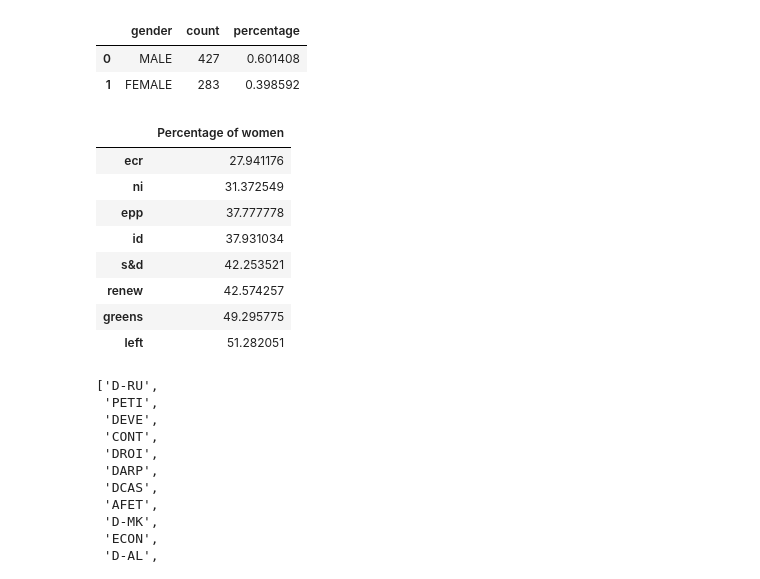
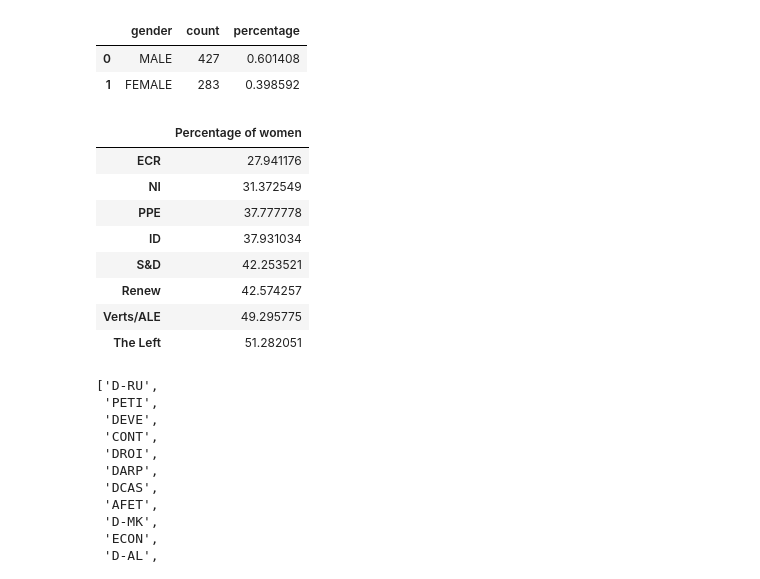
Before and after one commit to SWRdata/p081_euparlament_divers, a Jupyter notebook: analysis/analyse.ipynb, the cells around one changed output. Drawn from its saved outputs; the diff is of its cells as text; code cells hidden in the pictures.

```diff
--- a/analysis/analyse.ipynb
+++ b/analysis/analyse.ipynb
@@ -17,22 +26,22 @@ gender_percentages_df
 | 1 | FEMALE | 283 | 0.398592 |
 # %%
 gender_dict = {}
-for faction in set(meps_df["faction"].tolist()):
-    faction_df = meps_df.loc[meps_df["faction"] == faction]
-    female_count = len(faction_df.loc[faction_df["gender"] == "FEMALE"].index)
-    if len(faction_df.index > 0):
-        female_percentage = female_count / len(faction_df.index) * 100
-        gender_dict[faction] = female_percentage
-faction_percentage_df = pd.DataFrame.from_dict([gender_dict]).transpose()
-faction_percentage_df = faction_percentage_df.rename(columns = {0: "Percentage of women"})
-faction_percentage_df.sort_values("Percentage of women")
+for group in set(meps_df["group"].tolist()):
+    group_df = meps_df.loc[meps_df["group"] == group]
+    female_count = len(group_df.loc[group_df["gender"] == "FEMALE"].index)
+    if len(group_df.index > 0):
+        female_percentage = female_count / len(group_df.index) * 100
+        gender_dict[group] = female_percentage
+group_percentage_df = pd.DataFrame.from_dict([gender_dict]).transpose()
+group_percentage_df = group_percentage_df.rename(columns = {0: "Percentage of women"})
+group_percentage_df.sort_values("Percentage of women")
 # %% [output]
 |  | Percentage of women |
-| ecr | 27.941176 |
-| ni | 31.372549 |
-| epp | 37.777778 |
-| id | 37.931034 |
-| s&d | 42.253521 |
-| renew | 42.574257 |
-| greens | 49.295775 |
-| left | 51.282051 |
+| ECR | 27.941176 |
+| NI | 31.372549 |
+| PPE | 37.777778 |
+| ID | 37.931034 |
+| S&D | 42.253521 |
+| Renew | 42.574257 |
+| Verts/ALE | 49.295775 |
+| The Left | 51.282051 |
```
Also changed, not shown: parts of 2 cells of this notebook, 2 other files.
